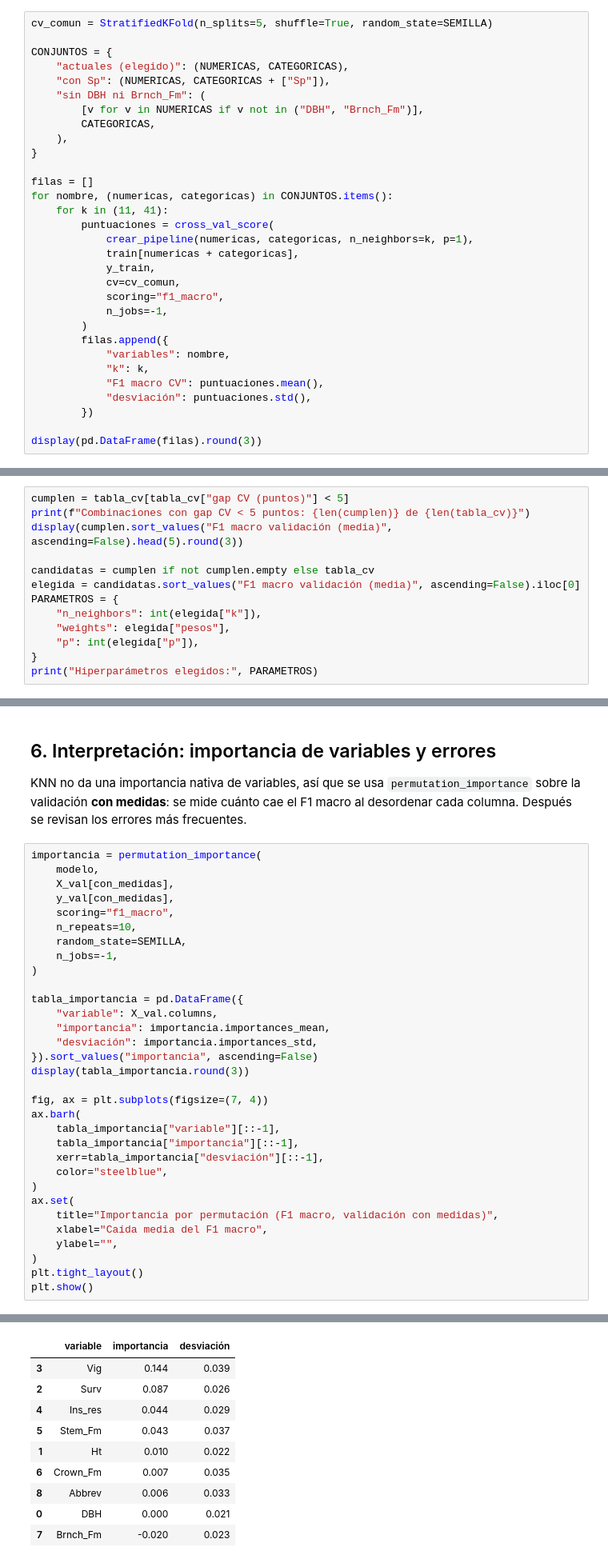
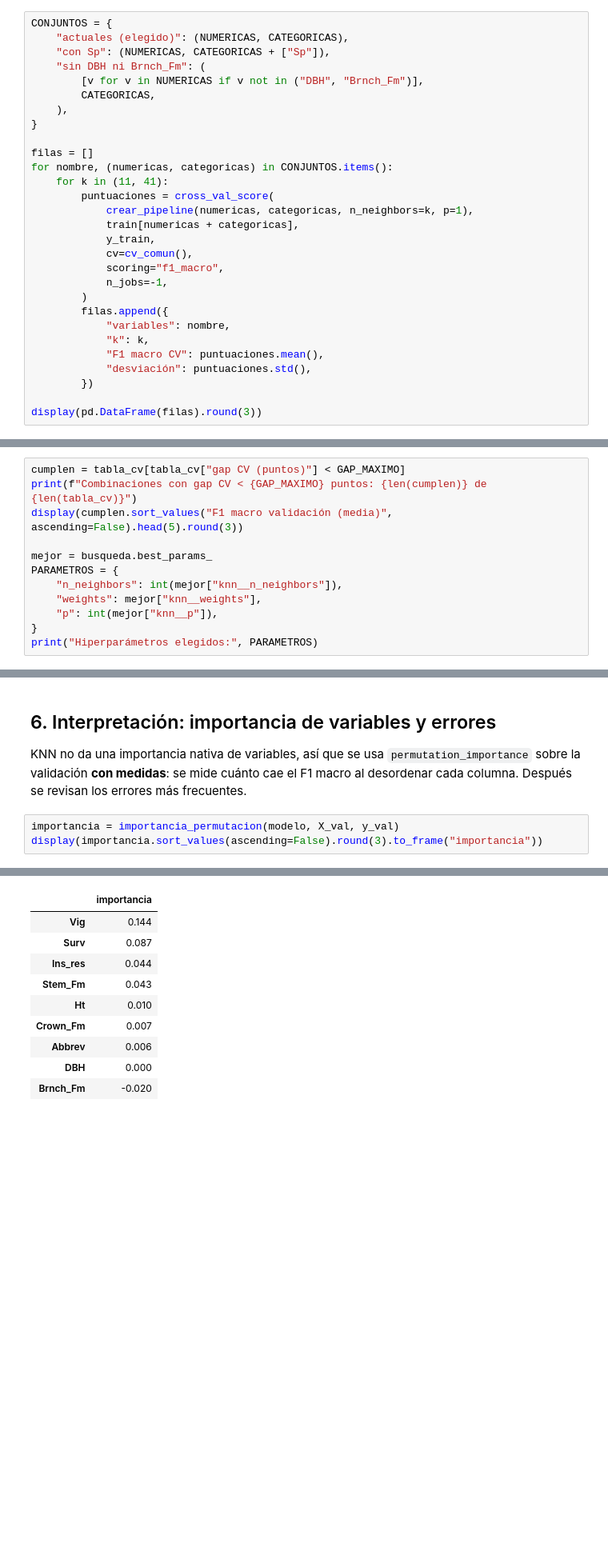
Before and after one commit to IA-P1-BCN/g3-Clasificacion-Multiclase, a Jupyter notebook: 05_knn.ipynb, the cells around one changed output, grey strips where cells are left out. Shown at 80% size. Cells and saved outputs as stored; diff of their text form; blank space fills up the shorter version.

Commit message:
refactor: usar comun.py en el notebook KNN y registrar sus resultados

```diff
--- a/05_knn.ipynb
+++ b/05_knn.ipynb
@@ -130,8 +147,6 @@ El preprocesado de arriba deja fuera `Sp` y usa las demás variables. Antes de a
 
 Regla: solo se cambia el conjunto si la mejora supera la desviación entre folds; si no, se mantiene el más simple.
 # %%
-cv_comun = StratifiedKFold(n_splits=5, shuffle=True, random_state=SEMILLA)
-
 CONJUNTOS = {
     "actuales (elegido)": (NUMERICAS, CATEGORICAS),
     "con Sp": (NUMERICAS, CATEGORICAS + ["Sp"]),
@@ -148,7 +163,7 @@ for nombre, (numericas, categoricas) in CONJUNTOS.items():
             crear_pipeline(numericas, categoricas, n_neighbors=k, p=1),
             train[numericas + categoricas],
             y_train,
-            cv=cv_comun,
+            cv=cv_comun(),
             scoring="f1_macro",
             n_jobs=-1,
         )
@@ -332,16 +292,15 @@ F1 macro en StratifiedKFold: 0.571
 
 El acuerdo del grupo elige el modelo ganador entre los que tienen un gap menor de 5 puntos. Por eso no se queda sin más con el mejor F1 de la rejilla: se miran las combinaciones cuyo gap en CV es menor de 5 puntos y, de ellas, la de mayor F1 macro. Si ninguna cumple, se usa la de mayor F1 y se explica el gap.
 # %%
-cumplen = tabla_cv[tabla_cv["gap CV (puntos)"] < 5]
-print(f"Combinaciones con gap CV < 5 puntos: {len(cumplen)} de {len(tabla_cv)}")
+cumplen = tabla_cv[tabla_cv["gap CV (puntos)"] < GAP_MAXIMO]
+print(f"Combinaciones con gap CV < {GAP_MAXIMO} puntos: {len(cumplen)} de {len(tabla_cv)}")
 display(cumplen.sort_values("F1 macro validación (media)", ascending=False).head(5).round(3))
 
-candidatas = cumplen if not cumplen.empty else tabla_cv
-elegida = candidatas.sort_values("F1 macro validación (media)", ascending=False).iloc[0]
+mejor = busqueda.best_params_
 PARAMETROS = {
-    "n_neighbors": int(elegida["k"]),
-    "weights": elegida["pesos"],
-    "p": int(elegida["p"]),
+    "n_neighbors": int(mejor["knn__n_neighbors"]),
+    "weights": mejor["knn__weights"],
+    "p": int(mejor["knn__p"]),
 }
 print("Hiperparámetros elegidos:", PARAMETROS)
 # %% [output]
@@ -600,35 +461,6 @@ display(comparacion.round(3))
 
 KNN no da una importancia nativa de variables, así que se usa `permutation_importance` sobre la validación **con medidas**: se mide cuánto cae el F1 macro al desordenar cada columna. Después se revisan los errores más frecuentes.
 # %%
-importancia = permutation_importance(
-    modelo,
-    X_val[con_medidas],
-    y_val[con_medidas],
-    scoring="f1_macro",
-    n_repeats=10,
-    random_state=SEMILLA,
-    n_jobs=-1,
-)
-
-tabla_importancia = pd.DataFrame({
-    "variable": X_val.columns,
-    "importancia": importancia.importances_mean,
-    "desviación": importancia.importances_std,
-}).sort_values("importancia", ascending=False)
-display(tabla_importancia.round(3))
-
-fig, ax = plt.subplots(figsize=(7, 4))
-ax.barh(
-    tabla_importancia["variable"][::-1],
-    tabla_importancia["importancia"][::-1],
-    xerr=tabla_importancia["desviación"][::-1],
-    color="steelblue",
-)
-ax.set(
-    title="Importancia por permutación (F1 macro, validación con medidas)",
-    xlabel="Caída media del F1 macro",
-    ylabel="",
-)
-plt.tight_layout()
-plt.show()
+importancia = importancia_permutacion(modelo, X_val, y_val)
+display(importancia.sort_values(ascending=False).round(3).to_frame("importancia"))
 # %% [output]
@@ -635,10 +468,10 @@ plt.show()
-|  | variable | importancia | desviación |
-| 3 | Vig | 0.144 | 0.039 |
-| 2 | Surv | 0.087 | 0.026 |
-| 4 | Ins_res | 0.044 | 0.029 |
-| 5 | Stem_Fm | 0.043 | 0.037 |
-| 1 | Ht | 0.010 | 0.022 |
-| 6 | Crown_Fm | 0.007 | 0.035 |
-| 8 | Abbrev | 0.006 | 0.033 |
-| 0 | DBH | 0.000 | 0.021 |
-| 7 | Brnch_Fm | -0.020 | 0.023 |
+|  | importancia |
+| Vig | 0.144 |
+| Surv | 0.087 |
+| Ins_res | 0.044 |
+| Stem_Fm | 0.043 |
+| Ht | 0.010 |
+| Crown_Fm | 0.007 |
+| Abbrev | 0.006 |
+| DBH | 0.000 |
+| Brnch_Fm | -0.020 |
```
Also changed, not shown: parts of 22 cells of this notebook, 2 other files.
